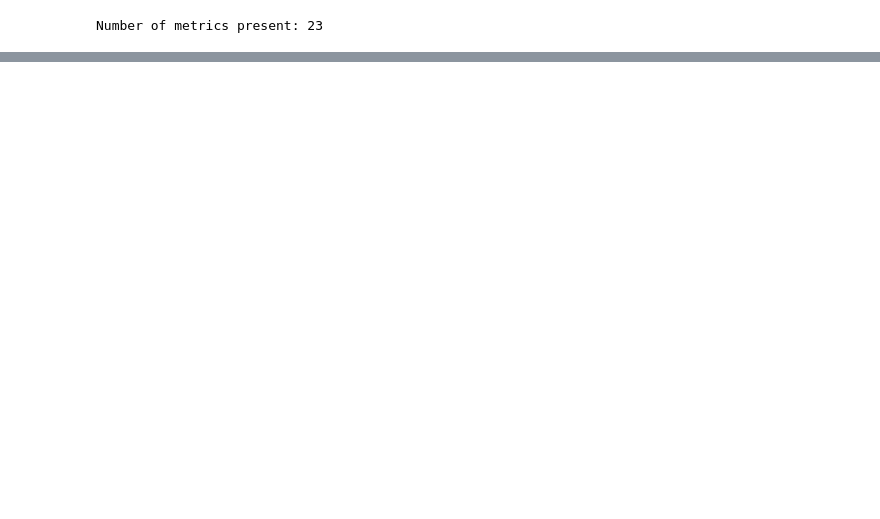
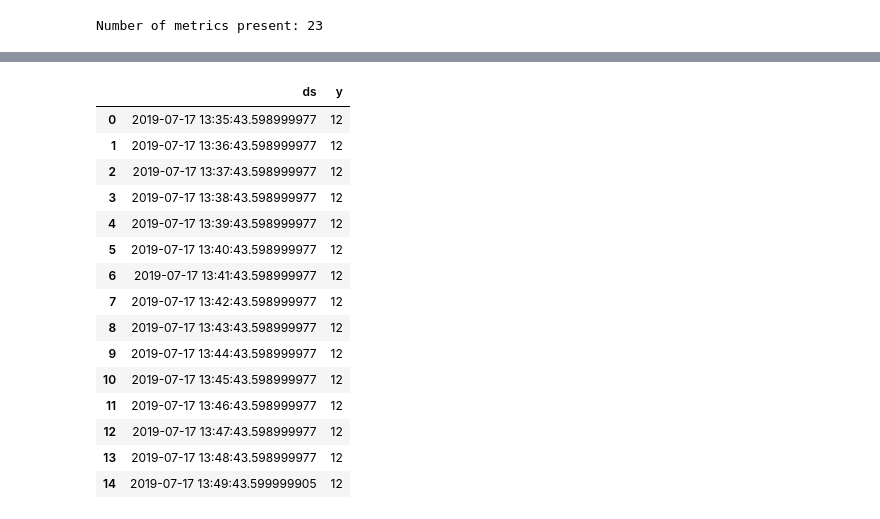
Before and after one commit to AICoE/prometheus-flatliner, a Jupyter notebook: notebooks/CollectingMetricsfromPrometheus.ipynb, the cells around one changed output, grey strips where cells are left out. Drawn from its saved outputs; the diff is of its cells as text; code cells hidden in the pictures; blank space fills up the shorter version.

```diff
--- a/notebooks/CollectingMetricsfromPrometheus.ipynb
+++ b/notebooks/CollectingMetricsfromPrometheus.ipynb
@@ -121,0 +176,3 @@ metric_values
+# %%
+metric_object = metrics_object_list[0]
+print(type(metric_object))
@@ -121,0 +233,19 @@ metric_values
+# %%
+metric_object.metric_values
+# %% [output]
+|  | ds | y |
+| 0 | 2019-07-17 13:35:43.598999977 | 12 |
+| 1 | 2019-07-17 13:36:43.598999977 | 12 |
+| 2 | 2019-07-17 13:37:43.598999977 | 12 |
+| 3 | 2019-07-17 13:38:43.598999977 | 12 |
+| 4 | 2019-07-17 13:39:43.598999977 | 12 |
+| 5 | 2019-07-17 13:40:43.598999977 | 12 |
+| 6 | 2019-07-17 13:41:43.598999977 | 12 |
+| 7 | 2019-07-17 13:42:43.598999977 | 12 |
+| 8 | 2019-07-17 13:43:43.598999977 | 12 |
+| 9 | 2019-07-17 13:44:43.598999977 | 12 |
+| 10 | 2019-07-17 13:45:43.598999977 | 12 |
+| 11 | 2019-07-17 13:46:43.598999977 | 12 |
+| 12 | 2019-07-17 13:47:43.598999977 | 12 |
+| 13 | 2019-07-17 13:48:43.598999977 | 12 |
+| 14 | 2019-07-17 13:49:43.599999905 | 12 |
```
Also changed, not shown: parts of 52 cells of this notebook.
